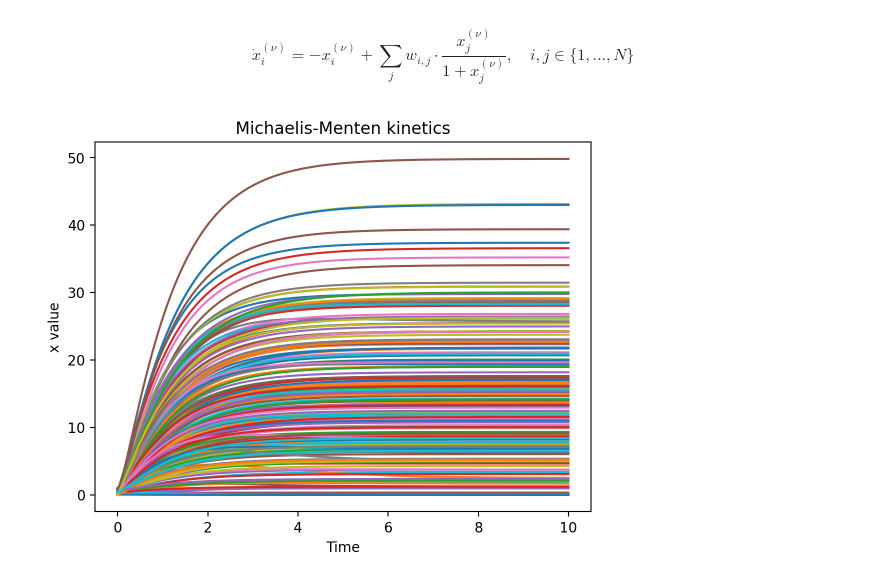
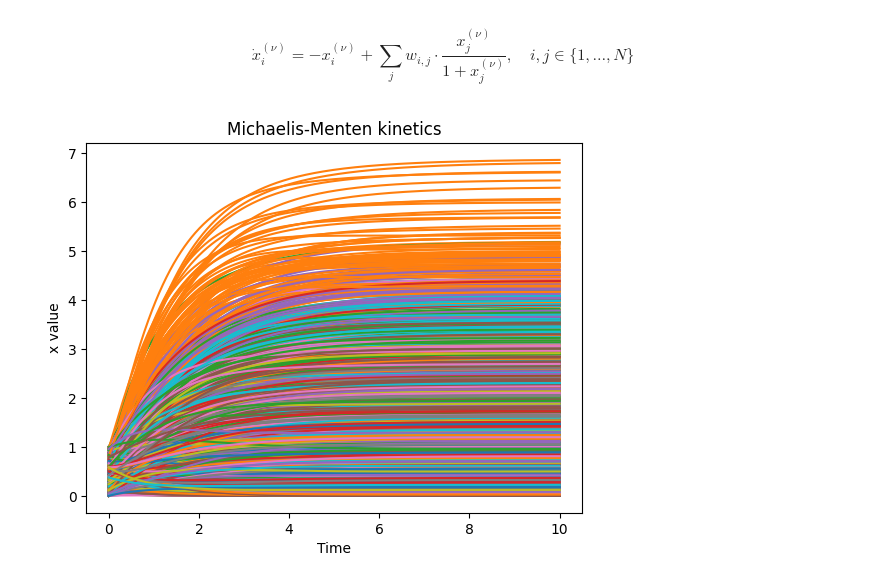
Before and after one commit to GalD101/GCL_Tool_BIU, a Jupyter notebook: Python/synthetic_data.ipynb, the cells around one changed output. Drawn from its saved outputs; the diff is of its cells as text; code cells hidden in the pictures.

```diff
--- a/Python/synthetic_data.ipynb
+++ b/Python/synthetic_data.ipynb
@@ -43,13 +42,32 @@ t = np.linspace(0, 10, 1000)
+# %%
+# Set the base weight matrix
+for i in range(N):
+    W[0][i] = [np.random.uniform(0, 2 * q) if (i != j and dist(avg_deg / (N - 1))) else 0 for j in range(N)]
+
+# Create mutations of the weight matrix
+base_model = W[0]
+for m in range(M):
+    for i in range(N):
+        for j in range(N):
+            if base_model[i, j] != 0:
+                W[m][i, j] = np.random.uniform(0, 2 * q) if dist(p) else base_model[i, j]
+            else:
+                W[m][i, j] = 0
 # %%
-# Run the simulation using the odeint function
-result = odeint(ode_system, initial_conditions, t, args=(W,))
+# Initialize the results array
+results = [np.zeros((num_of_time_stamps, N)) for _ in range(M)]
+
+# Solve the ODEs for each mutation and its corresponding weight matrix and initial conditions
+for m in range(M):
+    results[m] = odeint(ode_system, initial_conditions[m], t, args=(W[m],))
 # %%
 # Plot the results
-for i in range(N):
-    plt.plot(t, result[:, i])
+for aa in range(M):
+    for q in range(N):
+        plt.plot(t, results[aa][:, q])
 plt.xlabel('Time')
 plt.ylabel('x value')
 plt.title('Michaelis-Menten kinetics')
 plt.show()
 # %% [output]
-[figure, old version]
+[figure, new version]
```
Also changed, not shown: parts of 4 cells of this notebook.
